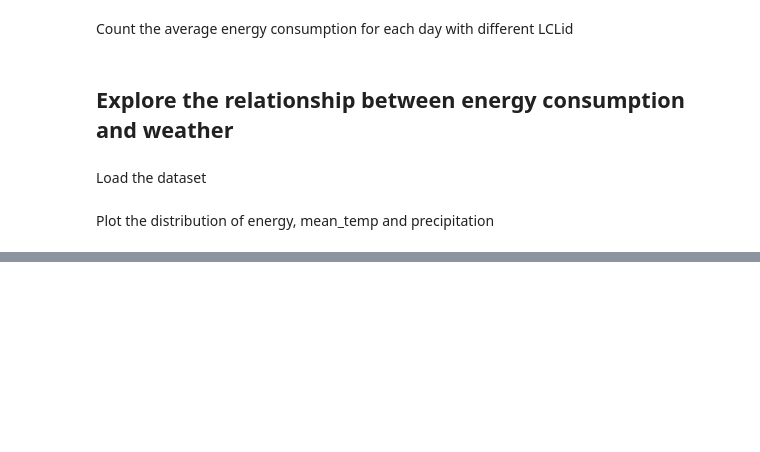
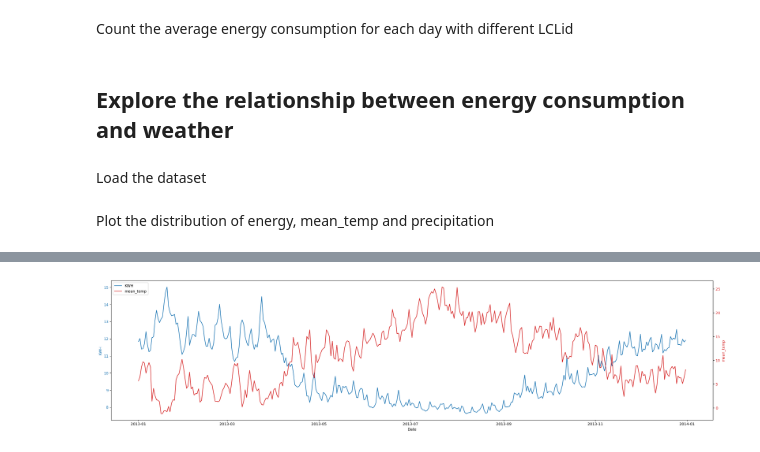
Before and after one commit to xiaoma052023/FinalProject, a Jupyter notebook: Code/energy_consumption.ipynb, the cells around one changed output, grey strips where cells are left out. Cells and saved outputs as stored; diff of their text form; code cells hidden in the pictures; blank space fills up the shorter version.

```diff
--- a/Code/energy_consumption.ipynb
+++ b/Code/energy_consumption.ipynb
@@ -116 +108,41 @@ plt.show()
+# %%
+import pandas as pd
+import matplotlib.pyplot as plt
+
+# Extract the data in 2013
+start_date = '2013-01-01'
+end_date = '2013-12-31'
+df_energy_2013 = df_energy[(df_energy['date'] >= start_date) & (df_energy['date'] <= end_date)]
+df_weather_2013 = df_weather[(df_weather['date'] >= start_date) & (df_weather['date'] <= end_date)]
+
+# Merge the two data frame
+merged_df = pd.merge(df_energy_2013, df_weather_2013, on='date', how='inner')
+
+# Create the plot
+fig, ax1 = plt.subplots(figsize=(24, 6))
+
+ax1.plot(merged_df['date'], merged_df['KWH'], color='tab:blue', label='KWH')
+ax1.set_xlabel('Date')
+ax1.set_ylabel('KWH', color='tab:blue')
+ax1.tick_params(axis='y', labelcolor='tab:blue')
+
+# Create another y-axis
+ax2 = ax1.twinx()
+ax2.plot(merged_df['date'], merged_df['mean_temp'], color='tab:red', label='mean_temp')
+ax2.set_ylabel('mean_temp', color='tab:red')
+ax2.tick_params(axis='y', labelcolor='tab:red')
+
+# add the legend
+lines1, labels1 = ax1.get_legend_handles_labels()
+lines2, labels2 = ax2.get_legend_handles_labels()
+lines = lines1 + lines2
+labels = labels1 + labels2
+ax1.legend(lines, labels, loc='upper left')
+
+# show the plot
+plt.xticks(rotation=45)
+plt.tight_layout()
+plt.show()
+# %% [output]
+[figure, added]
 # %%
```
Also changed, not shown: parts of 30 cells of this notebook, 2 other files.
